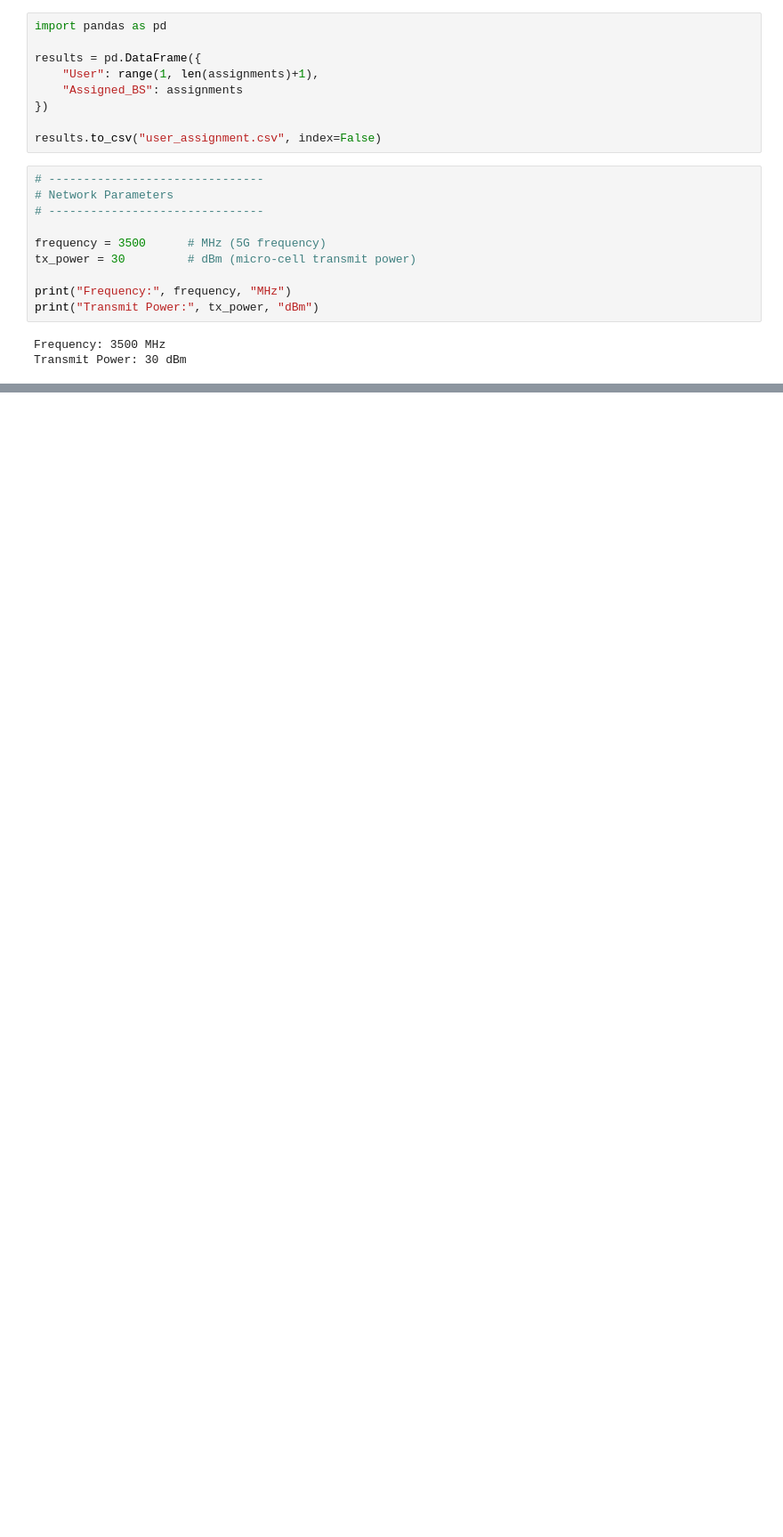
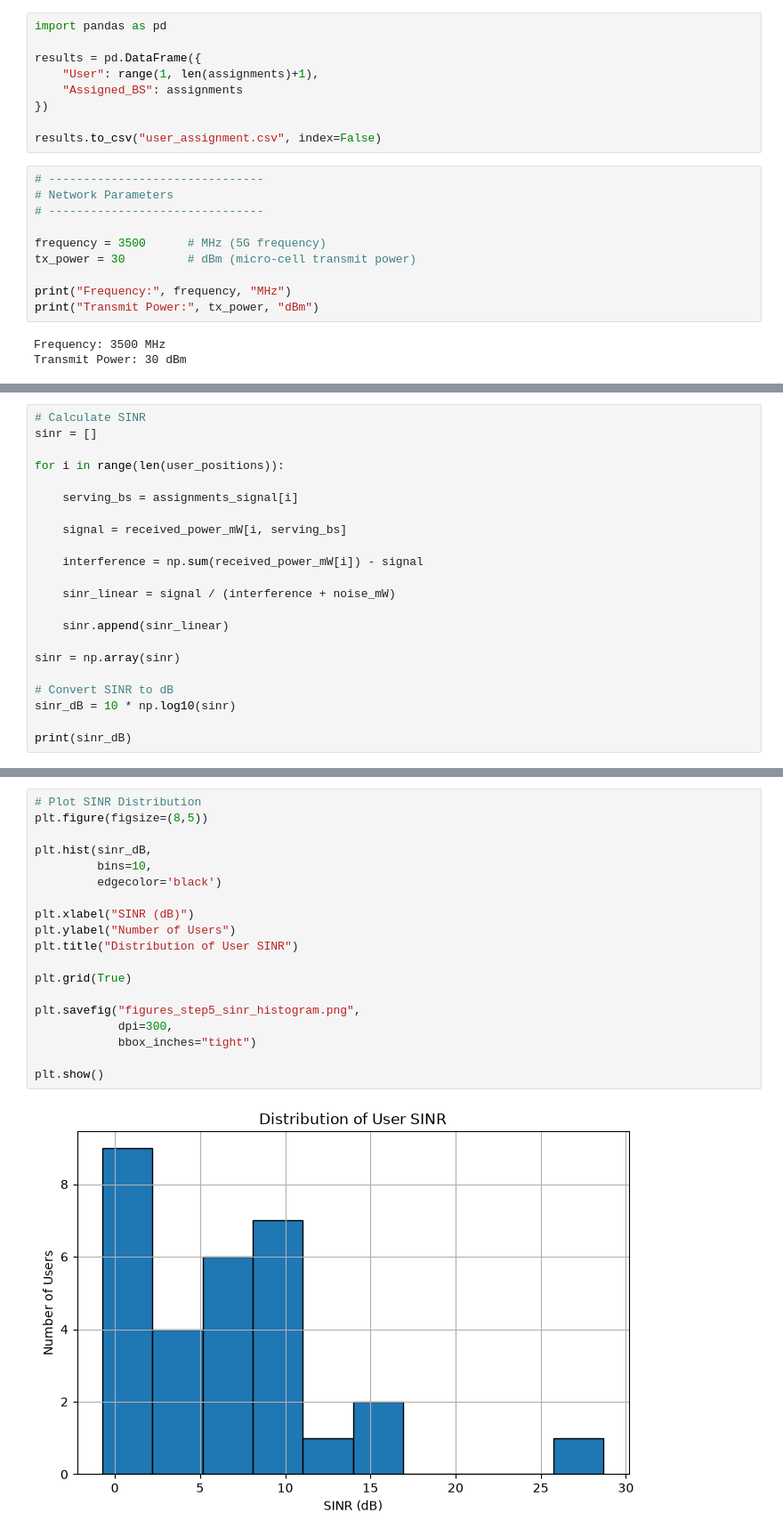
Before and after one commit to Chathuranga630/sionna, a Jupyter notebook: Spoofed_Traffic.ipynb, the cells around one changed output, grey strips where cells are left out. Shown at 89% size. Cells and saved outputs as stored; diff of their text form; blank space fills up the shorter version.

```diff
--- a/Spoofed_Traffic.ipynb
+++ b/Spoofed_Traffic.ipynb
@@ -609,0 +602,22 @@ NameError: name 'received_power' is not defined
+# %%
+# Calculate SINR
+sinr = []
+
+for i in range(len(user_positions)):
+
+    serving_bs = assignments_signal[i]
+
+    signal = received_power_mW[i, serving_bs]
+
+    interference = np.sum(received_power_mW[i]) - signal
+
+    sinr_linear = signal / (interference + noise_mW)
+
+    sinr.append(sinr_linear)
+
+sinr = np.array(sinr)
+
+# Convert SINR to dB
+sinr_dB = 10 * np.log10(sinr)
+
+print(sinr_dB)
@@ -609,0 +630,21 @@ NameError: name 'received_power' is not defined
+# %%
+# Plot SINR Distribution
+plt.figure(figsize=(8,5))
+
+plt.hist(sinr_dB,
+         bins=10,
+         edgecolor='black')
+
+plt.xlabel("SINR (dB)")
+plt.ylabel("Number of Users")
+plt.title("Distribution of User SINR")
+
+plt.grid(True)
+
+plt.savefig("figures_step5_sinr_histogram.png",
+            dpi=300,
+            bbox_inches="tight")
+
+plt.show()
+# %% [output]
+[figure, added]
```
Also changed, not shown: parts of 24 cells of this notebook.
